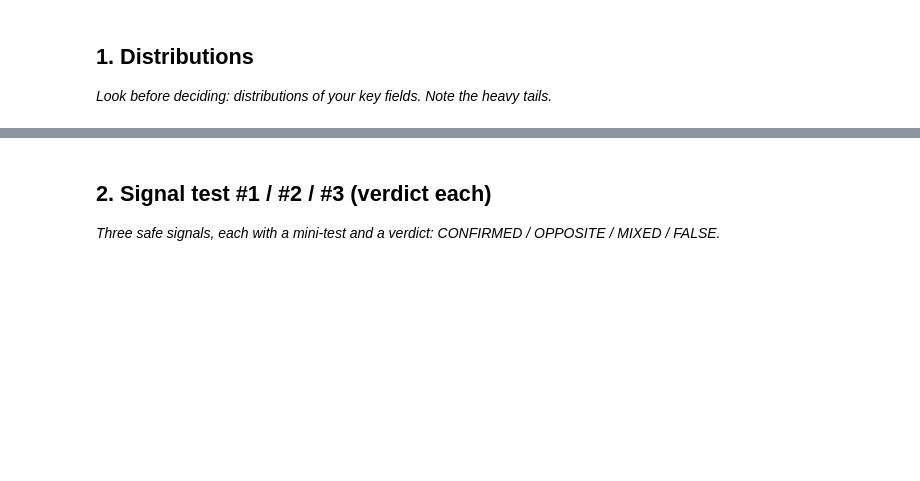
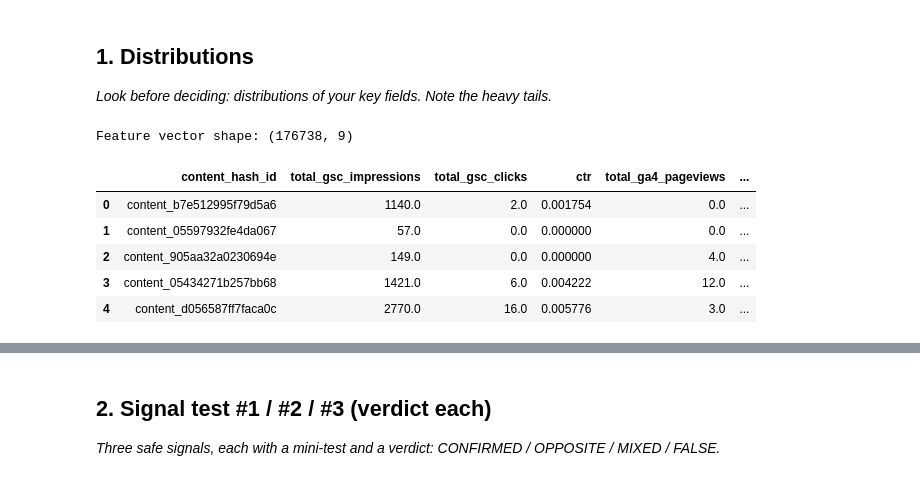
Before and after one commit to mariamemad975/FlyRank_ML, a Jupyter notebook: work/notebooks/w04_signal_audit.ipynb, the cells around one changed output, grey strips where cells are left out. Cells and saved outputs as stored; diff of their text form; code cells hidden in the pictures; blank space fills up the shorter version.

```diff
--- a/work/notebooks/w04_signal_audit.ipynb
+++ b/work/notebooks/w04_signal_audit.ipynb
@@ -15,0 +13,45 @@ This skeleton is yours to fill. Work the sections **in order** — each one has
+# %%
+# This cell is for CODE (numbers, a query, a check).
+# Write your text answer in the cell ABOVE this one — typing sentences here breaks Run All.
+import duckdb
+from google.colab import userdata
+from huggingface_hub import hf_hub_download
+
+token = userdata.get("HF_TOKEN")
+file = hf_hub_download(
+    repo_id="FlyRank/internship-warehouse",
+    filename="fact_content_daily_performance/month=2026-03/data_0.parquet",
+    repo_type="dataset",
+    token=token)
+
+connect = duckdb.connect()
+feature_df = connect.execute(f"""
+    SELECT
+        content_hash_id,
+        SUM(gsc_impressions) AS total_gsc_impressions,
+        SUM(gsc_clicks) AS total_gsc_clicks,
+        CASE
+            WHEN SUM(gsc_impressions) > 0
+            THEN SUM(gsc_clicks) * 1.0 / SUM(gsc_impressions)
+            ELSE 0
+        END AS ctr,
+        SUM(ga4_pageviews) AS total_ga4_pageviews,
+        SUM(ga4_sessions) AS total_ga4_sessions,
+        MAX(CASE WHEN client_has_gsc THEN 1 ELSE 0 END) AS has_gsc_bool,
+        MAX(CASE WHEN client_has_ga4 THEN 1 ELSE 0 END) AS has_ga4_bool,
+        COUNT(*) AS days_observed
+    FROM '{file}'
+    WHERE gsc_data_available = TRUE
+    GROUP BY content_hash_id""").df()
+
+feature_df = feature_df.fillna(0)
+print("Feature vector shape:", feature_df.shape)
+display(feature_df.head())
+# %% [output]
+Feature vector shape: (176738, 9)
+|  | content_hash_id | total_gsc_impressions | total_gsc_clicks | ctr | total_ga4_pageviews | ... |
+| 0 | content_b7e512995f79d5a6 | 1140.0 | 2.0 | 0.001754 | 0.0 | ... |
+| 1 | content_05597932fe4da067 | 57.0 | 0.0 | 0.000000 | 0.0 | ... |
+| 2 | content_905aa32a0230694e | 149.0 | 0.0 | 0.000000 | 4.0 | ... |
+| 3 | content_05434271b257bb68 | 1421.0 | 6.0 | 0.004222 | 12.0 | ... |
+| 4 | content_d056587ff7faca0c | 2770.0 | 16.0 | 0.005776 | 3.0 | ... |
```
Also changed, not shown: parts of 10 cells of this notebook.
